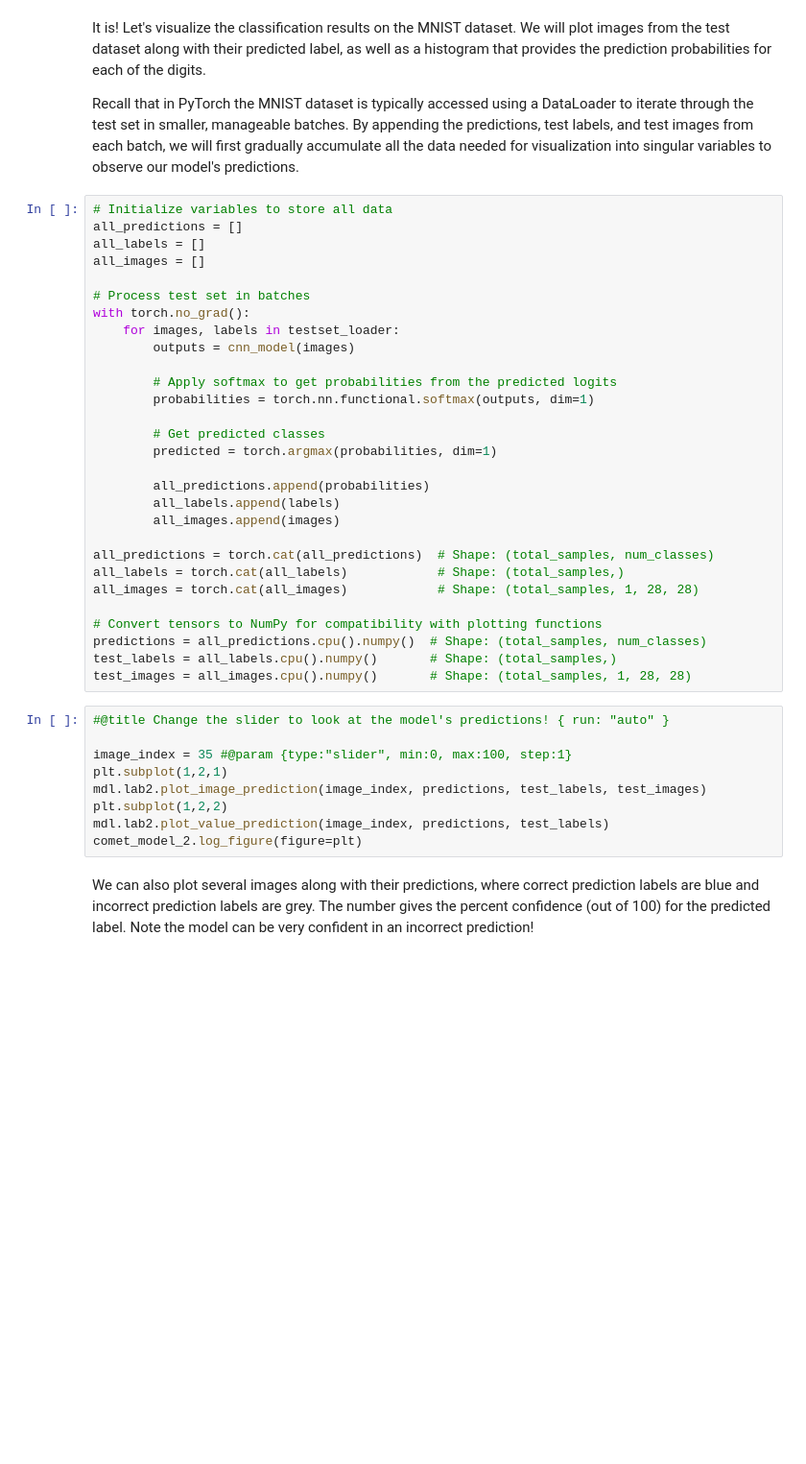
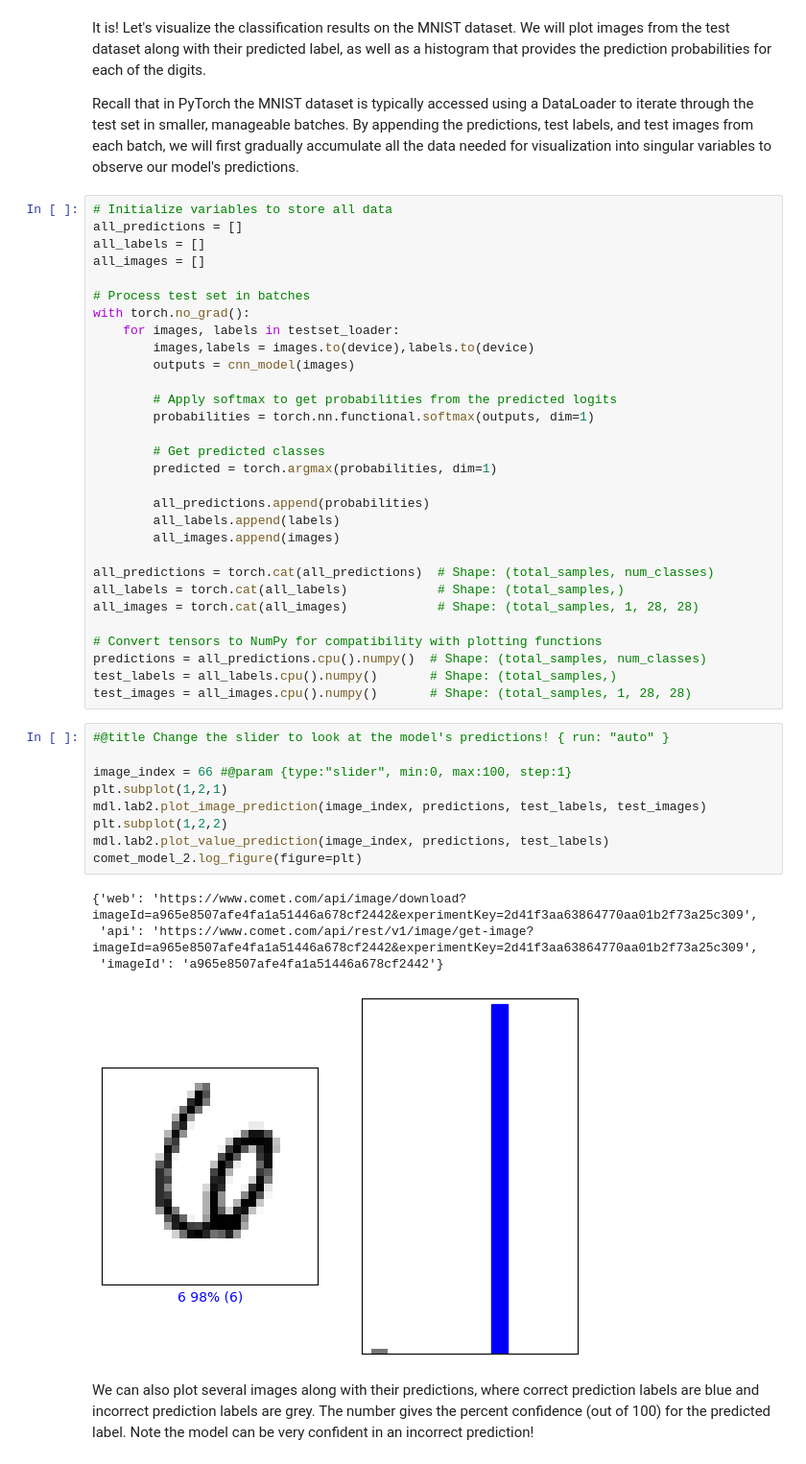
Before and after one commit to Rewindding/introtodeeplearning, a Jupyter notebook: lab2/PT_Part1_MNIST.ipynb, the cells around one changed output. Shown: that part at 96% size. Drawn from its saved outputs; the diff is of its cells as text; blank space fills up the shorter version.

```diff
--- a/lab2/PT_Part1_MNIST.ipynb
+++ b/lab2/PT_Part1_MNIST.ipynb
@@ -582,6 +582,7 @@ all_images = []
 # Process test set in batches
 with torch.no_grad():
     for images, labels in testset_loader:
+        images,labels = images.to(device),labels.to(device)
         outputs = cnn_model(images)
 
         # Apply softmax to get probabilities from the predicted logits
@@ -605,12 +606,17 @@ test_images = all_images.cpu().numpy()       # Shape: (total_samples, 1, 28, 28)
 # %%
 #@title Change the slider to look at the model's predictions! { run: "auto" }
 
-image_index = 35 #@param {type:"slider", min:0, max:100, step:1}
+image_index = 66 #@param {type:"slider", min:0, max:100, step:1}
 plt.subplot(1,2,1)
 mdl.lab2.plot_image_prediction(image_index, predictions, test_labels, test_images)
 plt.subplot(1,2,2)
 mdl.lab2.plot_value_prediction(image_index, predictions, test_labels)
 comet_model_2.log_figure(figure=plt)
+# %% [output]
+{'web': 'https://www.comet.com/api/image/download?imageId=a965e8507afe4fa1a51446a678cf2442&experimentKey=2d41f3aa63864770aa01b2f73a25c309',
+ 'api': 'https://www.comet.com/api/rest/v1/image/get-image?imageId=a965e8507afe4fa1a51446a678cf2442&experimentKey=2d41f3aa63864770aa01b2f73a25c309',
+ 'imageId': 'a965e8507afe4fa1a51446a678cf2442'}
+[figure, added]
 # %% [markdown]
 We can also plot several images along with their predictions, where correct prediction labels are blue and incorrect prediction labels are grey. The number gives the percent confidence (out of 100) for the predicted label. Note the model can be very confident in an incorrect prediction!
 # %%
```
Also changed, not shown: parts of 1 cell of this notebook.
